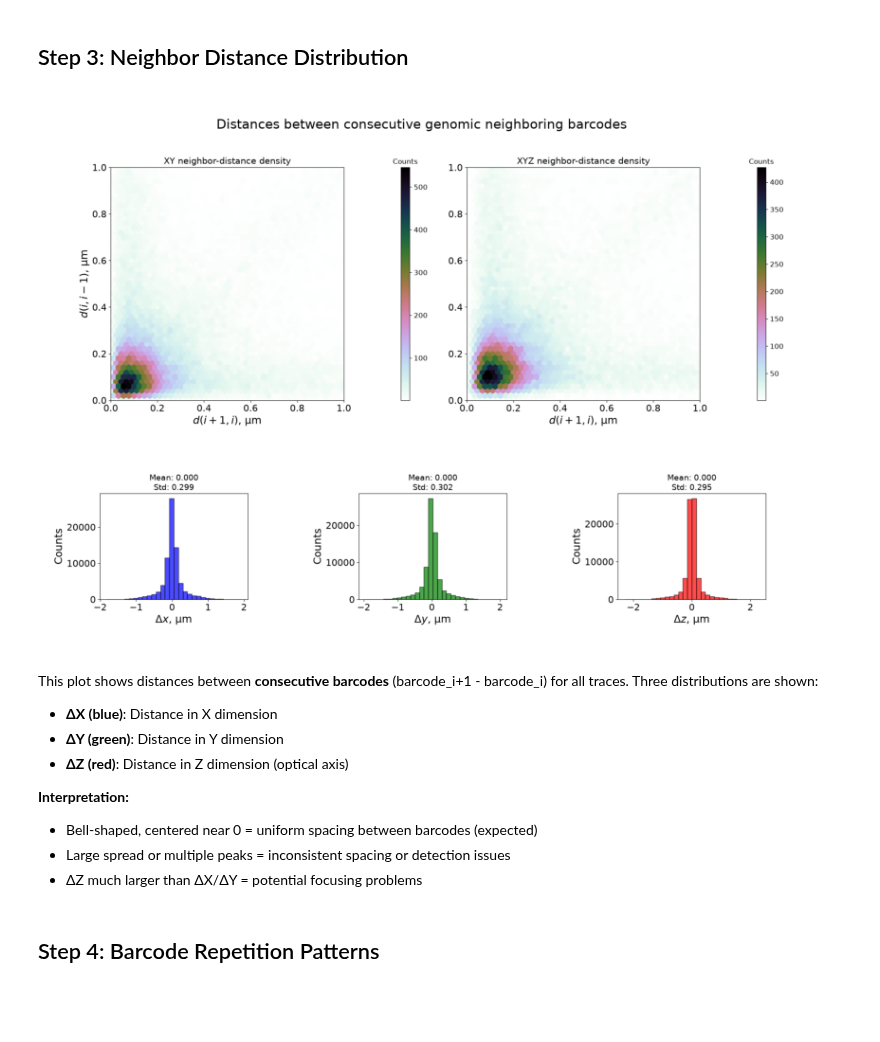
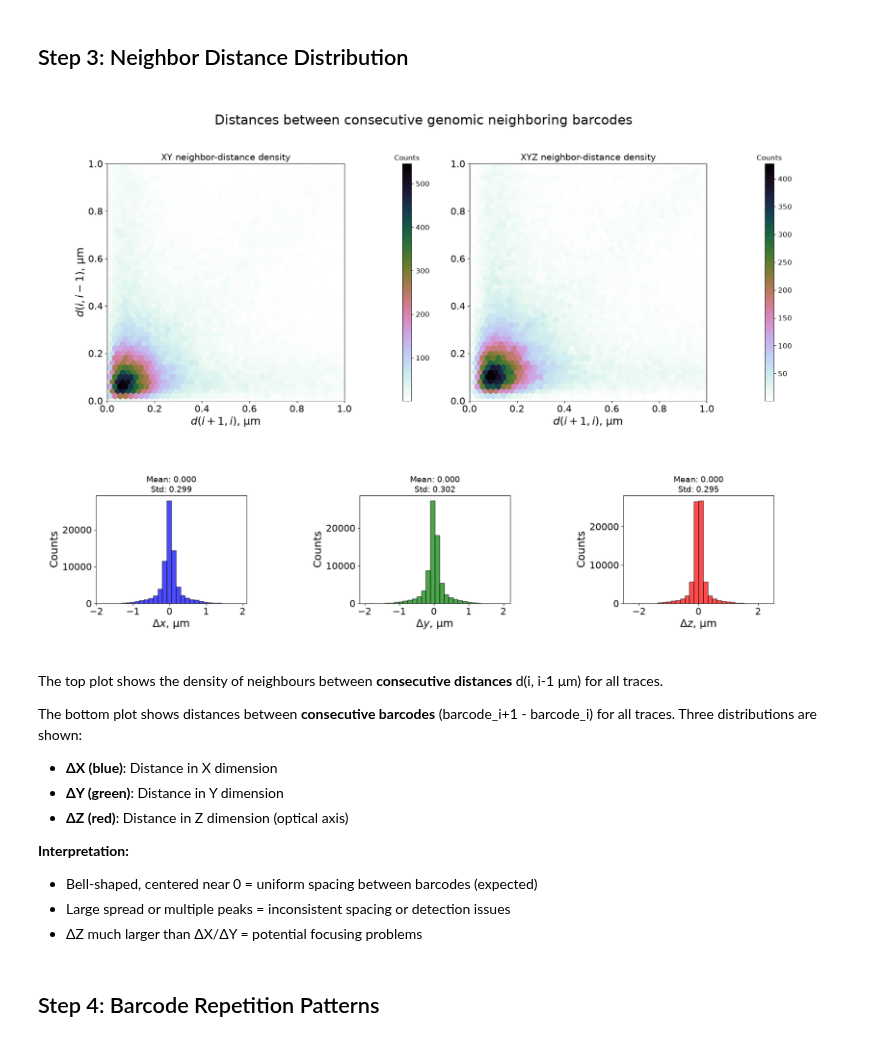
Before and after one commit to pyHi-M/traceratops, a Jupyter notebook: docs/source/tutorials/tutorial_02_quality_control.ipynb, the cells around one changed output. Cells and saved outputs as stored; diff of their text form; code cells hidden in the pictures; blank space fills up the shorter version.

```diff
--- a/docs/source/tutorials/tutorial_02_quality_control.ipynb
+++ b/docs/source/tutorials/tutorial_02_quality_control.ipynb
@@ -78,15 +78,17 @@ This plot shows how often each individual barcode is detected across all traces.
 # %%
 plot_file = f"{dest_path}/merged_traces_first_neighbor_distances.png"
 img = mpimg.imread(plot_file)
-fig, ax = plt.subplots(figsize=(14, 6))
+fig, ax = plt.subplots(figsize=(20, 12))
 ax.imshow(img)
 ax.axis('off')
 plt.tight_layout()
 plt.show()
 # %% [output]
-[figure, old version]
+[figure, new version]
 # %% [markdown]
-This plot shows distances between **consecutive barcodes** (barcode_i+1 - barcode_i) for all traces. Three distributions are shown:
+The top plot shows the density of neighbours between **consecutive distances** d(i, i-1 μm) for all traces.
+
+The bottom plot shows distances between **consecutive barcodes** (barcode_i+1 - barcode_i) for all traces. Three distributions are shown:
 
 - **ΔX (blue)**: Distance in X dimension
 - **ΔY (green)**: Distance in Y dimension
```
Also changed, not shown: parts of 2 cells of this notebook, 17 other files.
